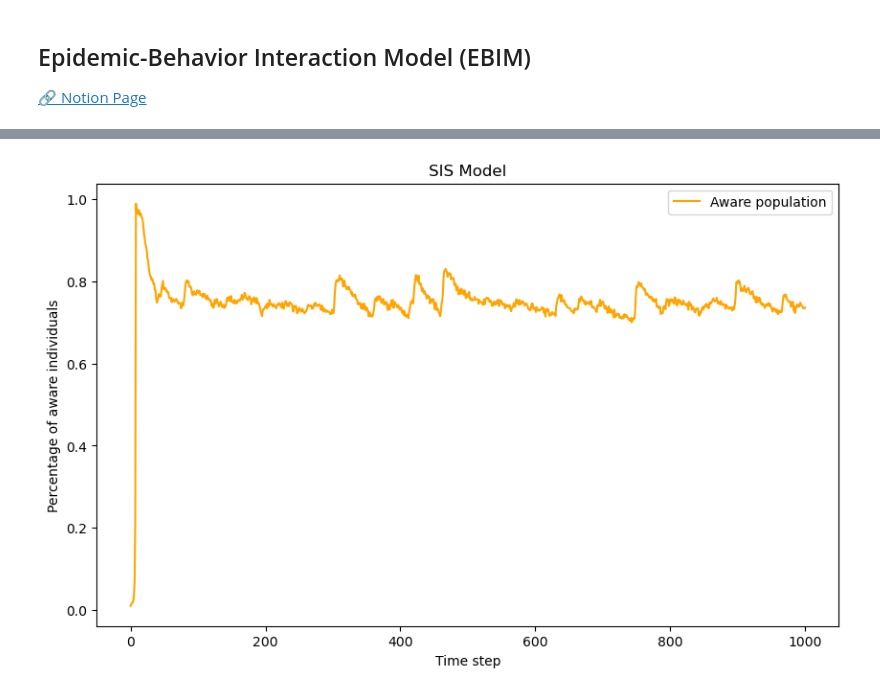
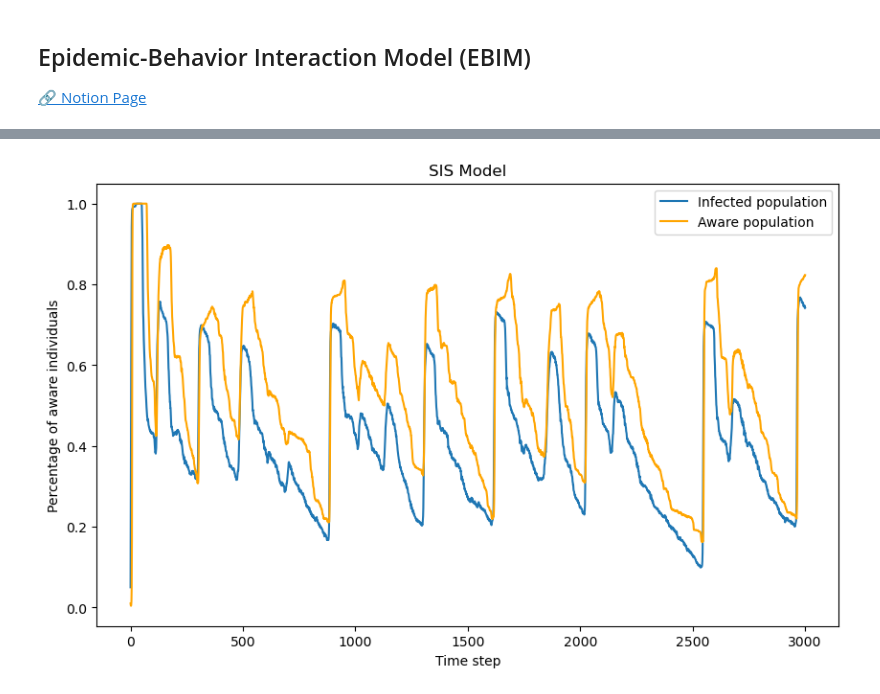
Before and after one commit to shengfuw/Epidemic-Behavior-Interaction-Model, a Jupyter notebook: main.ipynb, the cells around one changed output, grey strips where cells are left out. Drawn from its saved outputs; the diff is of its cells as text; code cells hidden in the pictures.

Commit message:
adaptive network (v2.0)

```diff
--- a/main.ipynb
+++ b/main.ipynb
@@ -245,30 +350,46 @@ nx.draw(SISModel.get_network("physical"), pos=pos, with_labels = True)
 # %%
+random.seed(123)
 np.random.seed(123)
 
 N = 1000
-beta_u = 0.01 # transmission probability for unaware nodes
+k = 5 # average degree
+beta_u = 0.8 # transmission probability for unaware nodes
 beta_a = beta_u / 10 # transmission probability for aware nodes
-infection_period = 10 # number of time steps before a node can recover
-gamma = 0.6 # recovery probability
-zeta = 1/30 # rate parameter of switching from aware to unaware
+alpha = 0.1 # recovery probability
+infection_period = 50 # number of time steps before a node can recover
+gamma = 0.8 # a susceptible individual will break each edge with an infected neighbor at a probability of gamma
+eta = 0.8 # when rewiring, the new link to a susceptible node at a distance of two is made with probability eta.
 
-SISModel = TwoLayerNetwork(N, beta_a, beta_u, infection_period, gamma, zeta, p=0.1, rewiring_percentage=0.3, initial_infected_ratio=0.05, intial_aware_ratio=0.01)
+SISModel = TwoLayerNetwork(N, k, beta_a, beta_u, alpha, infection_period, gamma, eta, initial_infected_ratio=0.05, intial_aware_ratio=0.01)
 
 print(f"Physical network: {SISModel.get_network('physical').number_of_edges()} edges")
 print(f"Virtual network: {SISModel.get_network('virtual').number_of_edges()} edges")
+print(f"The number of isolated nodes: {nx.number_of_isolates(SISModel.get_network('physical'))}")
 print(f"Infection number: {SISModel.count_infected()}")
 print(f"Awareness number: {SISModel.count_aware()}")
+print(f"Clustering coefficient: {nx.average_clustering(SISModel.get_network('physical')):.5f}")
+print(f"Transitivity: {nx.transitivity(SISModel.get_network('physical')):.5f}")
+print('-'*30)
 
-# Step 5: Run the simulation over time
-time_steps = 1000
+# Run the simulation over time
+time_steps = 3000
 
 infection_counts = [SISModel.count_infected()]
 awreness_counts = [SISModel.count_aware()]
 for t in range(time_steps):
     # Update the health state
-    SISModel.each_round()
+    SISModel.update_one_round()
 
     # Track the number of infected individuals
     infection_counts.append(SISModel.count_infected())
     awreness_counts.append(SISModel.count_aware())
+
+print(f"Physical network: {SISModel.get_network('physical').number_of_edges()} edges")
+print(f"Virtual network: {SISModel.get_network('virtual').number_of_edges()} edges")
+print(f"The number of isolated nodes: {nx.number_of_isolates(SISModel.get_network('physical'))}")
+print(f"Infection number: {SISModel.count_infected()}")
+print(f"Awareness number: {SISModel.count_aware()}")
+print(f"Clustering coefficient: {nx.average_clustering(SISModel.get_network('physical')):.5f}")
+print(f"Transitivity: {nx.transitivity(SISModel.get_network('physical')):.5f}")
+print(f"The number of rewired edge: {SISModel.rewiring_count}")
 # %% [output]
@@ -292,13 +425,14 @@ plt.show()
 # %%
 awreness_proportion = np.array(awreness_counts) / N
 
 # Step 6: Plot the results
 plt.figure(figsize=(10, 6))
+plt.plot(range(time_steps+1), infection_proportion, label='Infected population')
 plt.plot(range(time_steps+1), awreness_proportion, label='Aware population', color='orange')
 plt.xlabel('Time step')
 plt.ylabel('Percentage of aware individuals')
 plt.title('SIS Model')
 plt.legend()
 plt.show()
 # %% [output]
-[figure, old version]
+[figure, new version]
```
Also changed, not shown: parts of 6 cells of this notebook.
